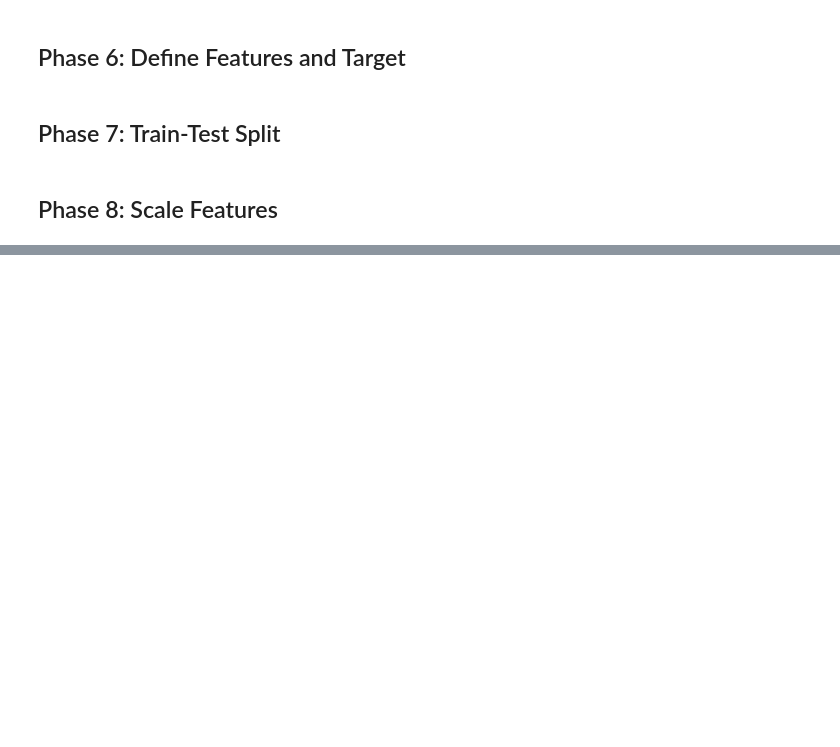
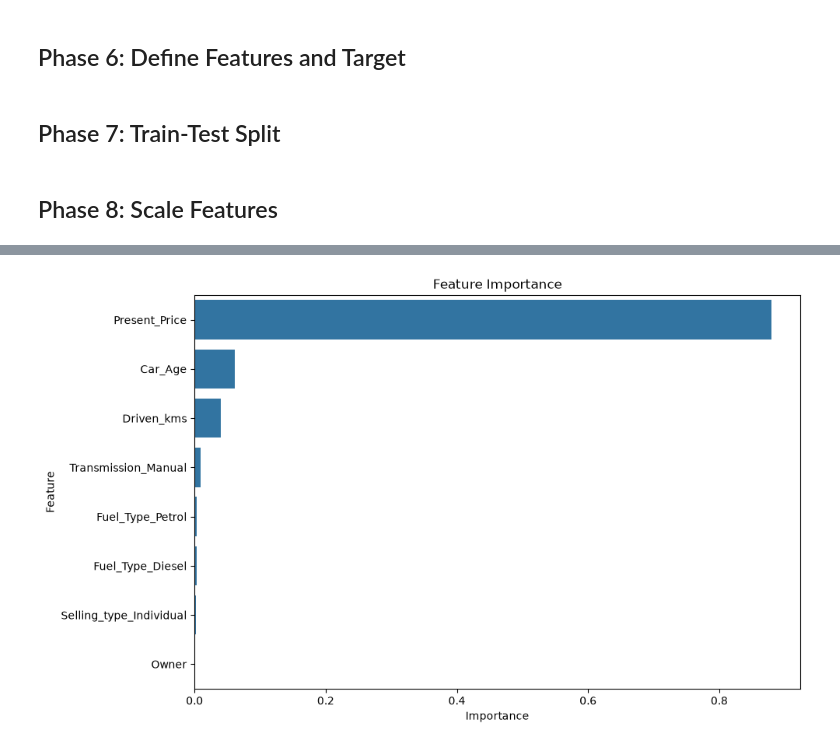
Before and after one commit to shanzaashraf003/CodeAlpha_Car_Price_Prediction_ML, a Jupyter notebook: notebooks/02_Model_Training.ipynb, the cells around one changed output, grey strips where cells are left out. Saved outputs shown, nothing was run; the diff lists cells and outputs as text; code cells hidden in the pictures; blank space fills up the shorter version.

```diff
--- a/notebooks/02_Model_Training.ipynb
+++ b/notebooks/02_Model_Training.ipynb
@@ -77,0 +299,21 @@ X_test_scaled = scaler.transform(X_test)
+# %%
+plt.figure(figsize=(10,6))
+
+sns.barplot(
+    data=feature_importance,
+    x="Importance",
+    y="Feature"
+)
+
+plt.title("Feature Importance")
+
+plt.tight_layout()
+
+plt.savefig(
+    "../outputs/figures/feature_importance.png",
+    dpi=300
+)
+
+plt.show()
+# %% [output]
+[figure, added]
```
Also changed, not shown: parts of 27 cells of this notebook, 1 other file.
